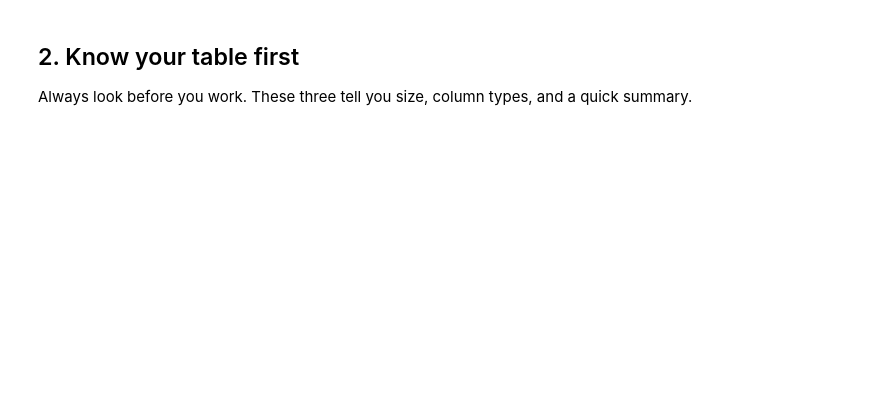
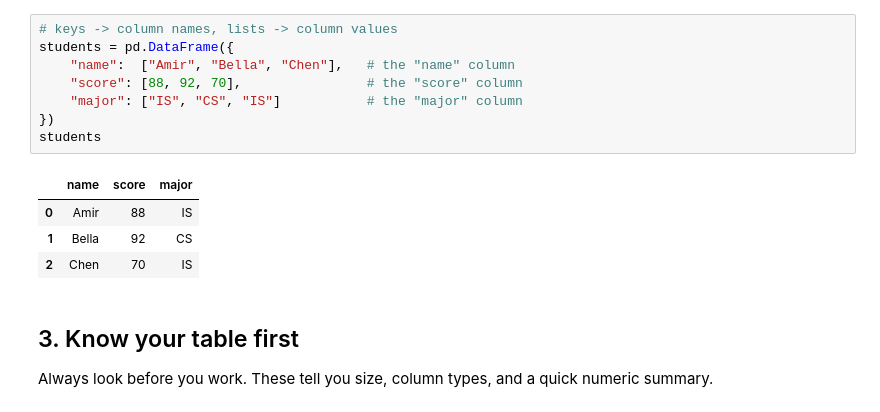
Before and after one commit to blueskyDummy/data-analytics-toolkit, a Jupyter notebook: 04-pandas-intro/learn.ipynb, the cells around one changed output. Drawn from its saved outputs; the diff is of its cells as text; blank space fills up the shorter version.

```diff
--- a/04-pandas-intro/learn.ipynb
+++ b/04-pandas-intro/learn.ipynb
@@ -19,6 +29,19 @@ df.head()                             # show the first 5 rows
+# %%
+# keys -> column names, lists -> column values
+students = pd.DataFrame({
+    "name":  ["Amir", "Bella", "Chen"],   # the "name" column
+    "score": [88, 92, 70],                # the "score" column
+    "major": ["IS", "CS", "IS"]           # the "major" column
+})
+students
+# %% [output]
+|  | name | score | major |
+| 0 | Amir | 88 | IS |
+| 1 | Bella | 92 | CS |
+| 2 | Chen | 70 | IS |
 # %% [markdown]
-## 2. Know your table first
-Always look before you work. These three tell you size, column types, and a quick summary.
+## 3. Know your table first
+Always look before you work. These tell you size, column types, and a quick numeric summary.
 # %%
 print(df.shape)      # (rows, columns) -> (244, 6)
 print(df.columns)    # the column names
```
Also changed, not shown: parts of 32 cells of this notebook, 5 other files.
